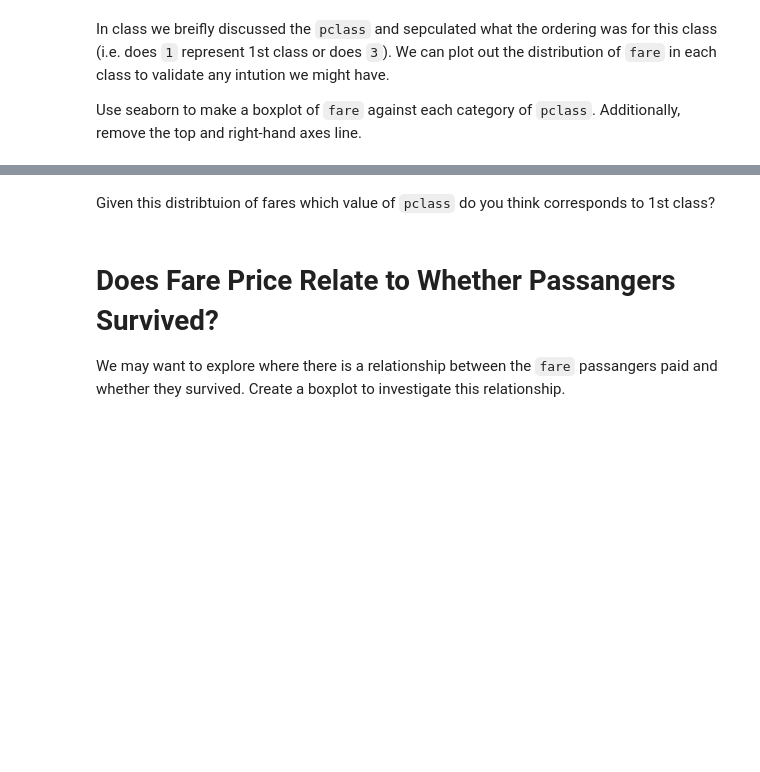
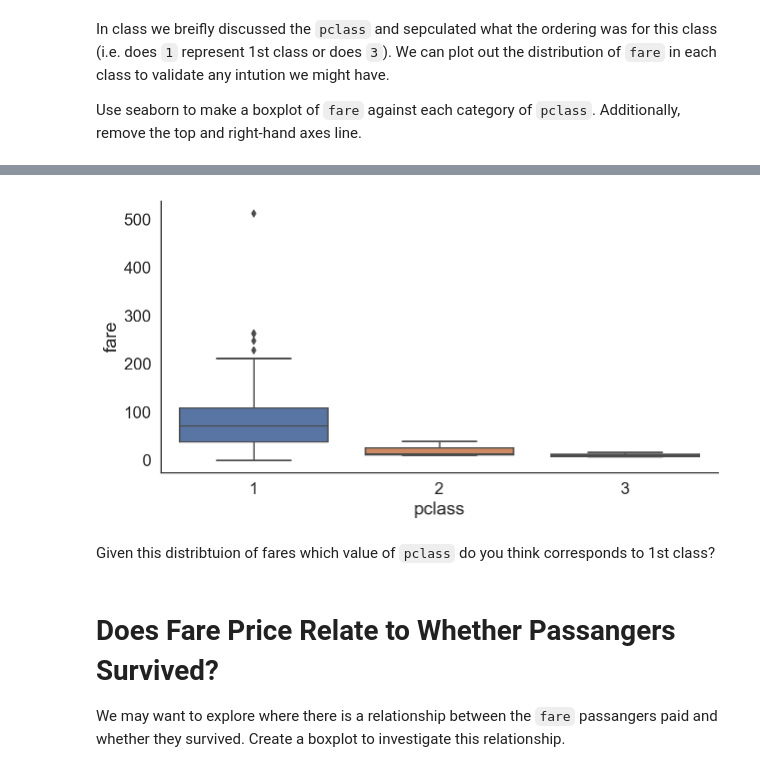
Before and after one commit to robloughnan/cogs108_w19-section, a Jupyter notebook: Week_4/Week_4.ipynb, the cells around one changed output, grey strips where cells are left out. Cells and saved outputs as stored; diff of their text form; code cells hidden in the pictures; blank space fills up the shorter version.

```diff
--- a/Week_4/Week_4.ipynb
+++ b/Week_4/Week_4.ipynb
@@ -27,3 +40,10 @@ Use seaborn to make a boxplot of `fare` against each category of `pclass`. Addit
+# %%
+## YOUR CODE GOES HERE
+fig, ax = plt.subplots(figsize=(10,5))
+sns.boxplot(df.pclass, df.fare, ax=ax)
+sns.despine()
+# %% [output]
+[figure, added]
 # %% [markdown]
 Given this distribtuion of fares which value of `pclass` do you think corresponds to 1st class?
 # %% [markdown]
```
Also changed, not shown: parts of 9 cells of this notebook, 5 other files.
